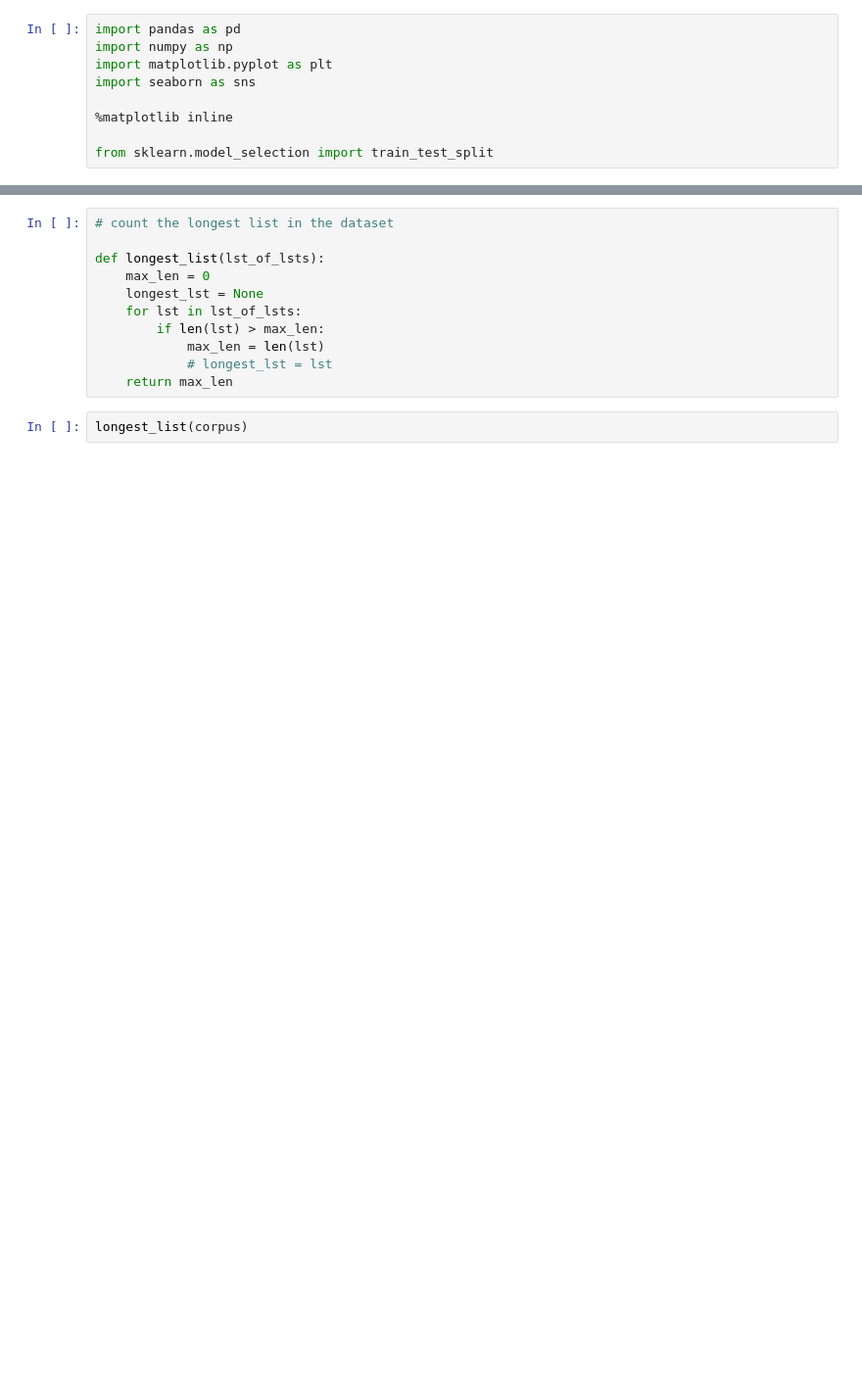
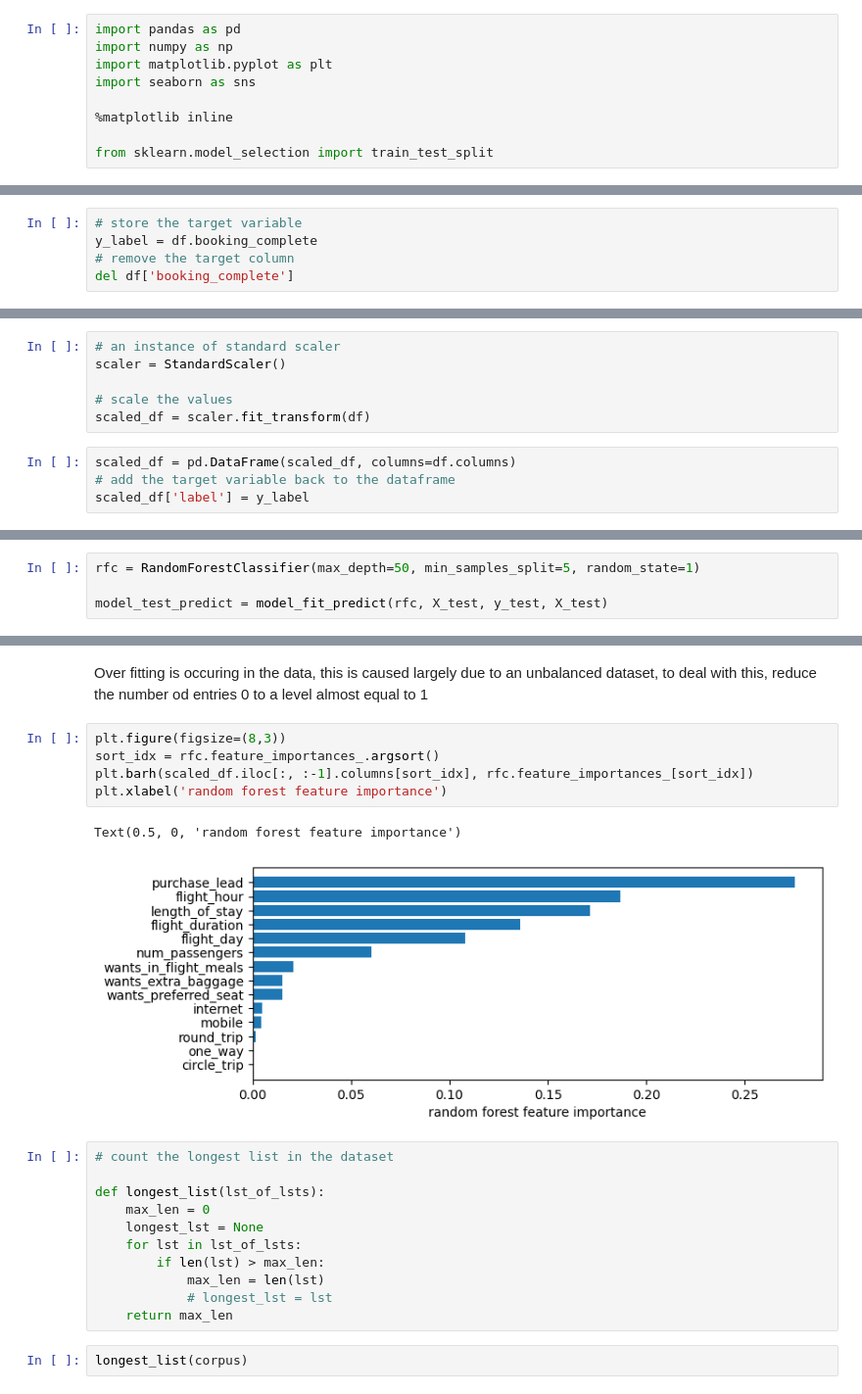
Before and after one commit to Ibeabuchi1/BA_internship, a Jupyter notebook: predict_file/predict_data.ipynb, the cells around one changed output, grey strips where cells are left out. Shown at 98% size. Saved outputs shown, nothing was run; the diff lists cells and outputs as text; blank space fills up the shorter version.

```diff
--- a/predict_file/predict_data.ipynb
+++ b/predict_file/predict_data.ipynb
@@ -23,0 +80,5 @@ corpus = df['corpus']
+# %%
+# store the target variable
+y_label = df.booking_complete
+# remove the target column
+del df['booking_complete']
@@ -23,0 +99,10 @@ corpus = df['corpus']
+# %%
+# an instance of standard scaler
+scaler = StandardScaler()
+
+# scale the values
+scaled_df = scaler.fit_transform(df)
+# %%
+scaled_df = pd.DataFrame(scaled_df, columns=df.columns)
+# add the target variable back to the dataframe
+scaled_df['label'] = y_label
@@ -23,0 +190,4 @@ corpus = df['corpus']
+# %%
+rfc = RandomForestClassifier(max_depth=50, min_samples_split=5, random_state=1)
+
+model_test_predict = model_fit_predict(rfc, X_test, y_test, X_test)
@@ -24,3 +208,13 @@ corpus = df['corpus']
+# %% [markdown]
+Over fitting is occuring in the data, this is caused largely due to an unbalanced dataset, to deal with this, reduce the number od entries 0 to a level almost equal to 1
+# %%
+plt.figure(figsize=(8,3))
+sort_idx = rfc.feature_importances_.argsort()
+plt.barh(scaled_df.iloc[:, :-1].columns[sort_idx], rfc.feature_importances_[sort_idx])
+plt.xlabel('random forest feature importance')
+# %% [output]
+Text(0.5, 0, 'random forest feature importance')
+[figure, added]
 # %%
 # count the longest list in the dataset
 
```
Also changed, not shown: parts of 37 cells of this notebook, 3 other files.
